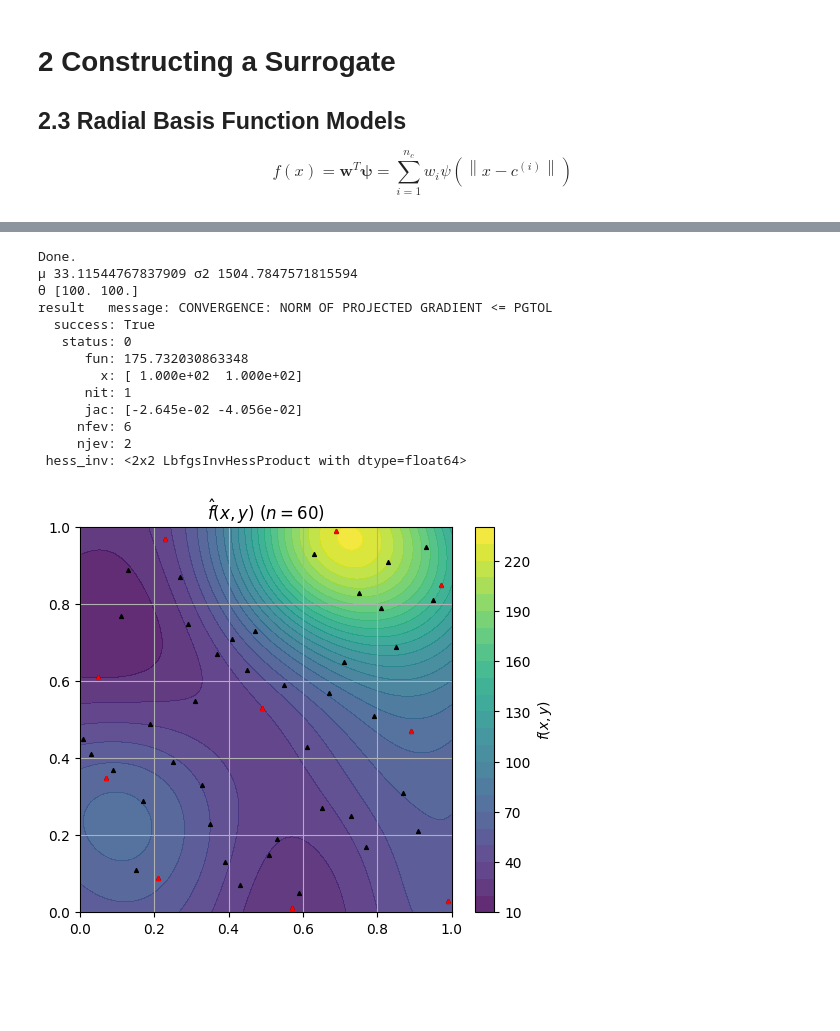
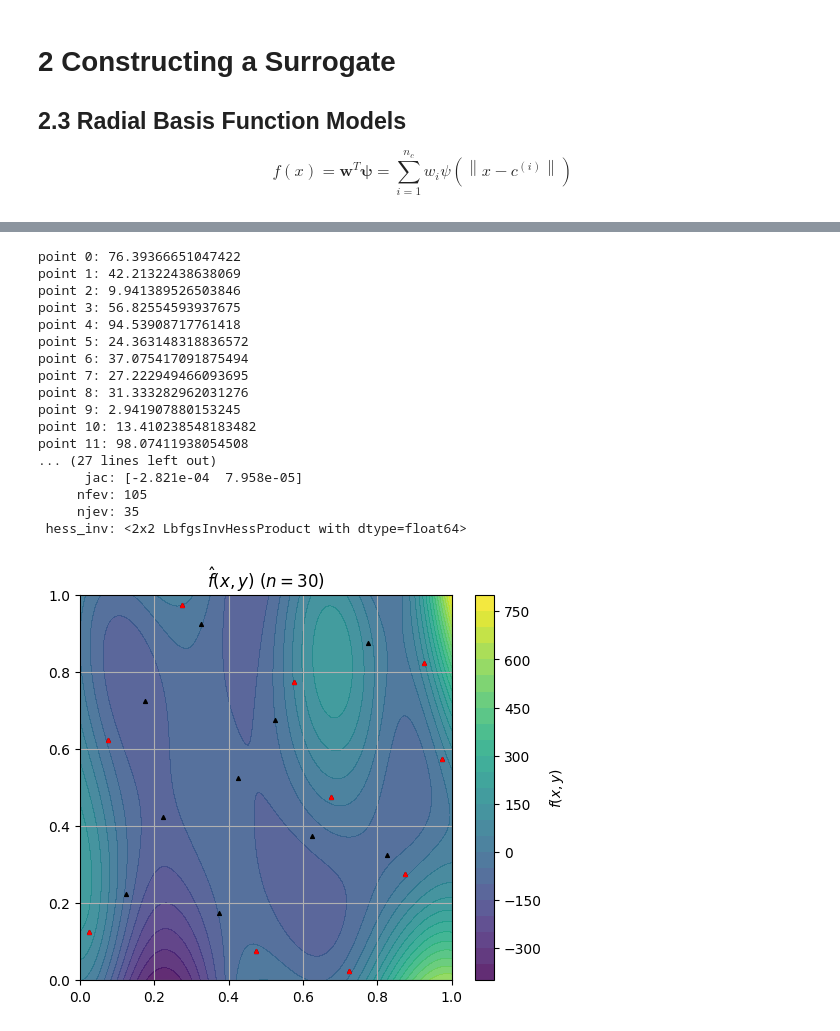
Before and after one commit to ijs32/rceu-2026, a Jupyter notebook: src/ian/surrogate-modeling/chapter-2/chapter_2.ipynb, the cells around one changed output, grey strips where cells are left out. Saved outputs shown, nothing was run; the diff lists cells and outputs as text; code cells hidden in the pictures; blank space fills up the shorter version.

```diff
--- a/src/ian/surrogate-modeling/chapter-2/chapter_2.ipynb
+++ b/src/ian/surrogate-modeling/chapter-2/chapter_2.ipynb
@@ -412,58 +426,63 @@ from shared.cpcrr.methods.cokrigingfitter import CoKrigingFitter
 from shared.cpcrr.functions.functions import branin, braninAD
 from shared.sampling import random_latin_hypercube, space_filling_latin_hypercube, find_subset, align_subset
 
-nlow = 50
+nlow = 20
 nhigh = 10
 k = 2
 
 X_rlhc = random_latin_hypercube(nlow, k)
 X_sample = space_filling_latin_hypercube(X_rlhc)
 
+subset = find_subset(X_sample["X"], nhigh, X_sample["q"])
+datax  = align_subset(X_sample["X"],subset)
 
-x_c = X_sample["X"]
+x_c = datax[:nlow]
+x_e = datax[:nhigh]
+
 y_c = braninAD(x_c[:,0], x_c[:,1])
-
-x_e = find_subset(X_sample["X"], nhigh, X_sample["q"])
 y_e = branin(x_e[:,0], x_e[:,1])
 
-datax = align_subset(x_c,x_e)
 datay = np.concatenate([y_c, y_e])
+
+for i, point in enumerate(datay):
+    print(f"point {i}: {point}")
 
 CKF = CoKrigingFitter(
     xmin=(0,0),
     xmax=(1,1),
     datax=datax,
     datay=datay,
     nlow=nlow
 )
-
-# KF.plot_check_inputs(objective=branin)
-
 
 CKF.fit(
     # verbose=True,
 )
 
 
 print("Done.")
 print(f"µ {CKF.globmean} σ2 {CKF.globvar}")
 print(f"θ {CKF.theta}")
 print(f"result {CKF.result}")
 
 
 CKF.plot_check_model(objective_e=branin, res=200)
 # %% [output]
-Done.
-µ 33.11544767837909 σ2 1504.7847571815594
-θ [100. 100.]
-result   message: CONVERGENCE: NORM OF PROJECTED GRADIENT <= PGTOL
-  success: True
-   status: 0
-      fun: 175.732030863348
-        x: [ 1.000e+02  1.000e+02]
-      nit: 1
-      jac: [-2.645e-02 -4.056e-02]
-     nfev: 6
-     njev: 2
+point 0: 76.39366651047422
+point 1: 42.21322438638069
+point 2: 9.941389526503846
+point 3: 56.82554593937675
+point 4: 94.53908717761418
+point 5: 24.363148318836572
+point 6: 37.075417091875494
+point 7: 27.222949466093695
+point 8: 31.333282962031276
+point 9: 2.941907880153245
+point 10: 13.410238548183482
+point 11: 98.07411938054508
+... (27 lines left out)
+      jac: [-2.821e-04  7.958e-05]
+     nfev: 105
+     njev: 35
  hess_inv: <2x2 LbfgsInvHessProduct with dtype=float64>
-[figure, old version]
+[figure, new version]
```
Also changed, not shown: parts of 4 cells of this notebook, 21 other files.
